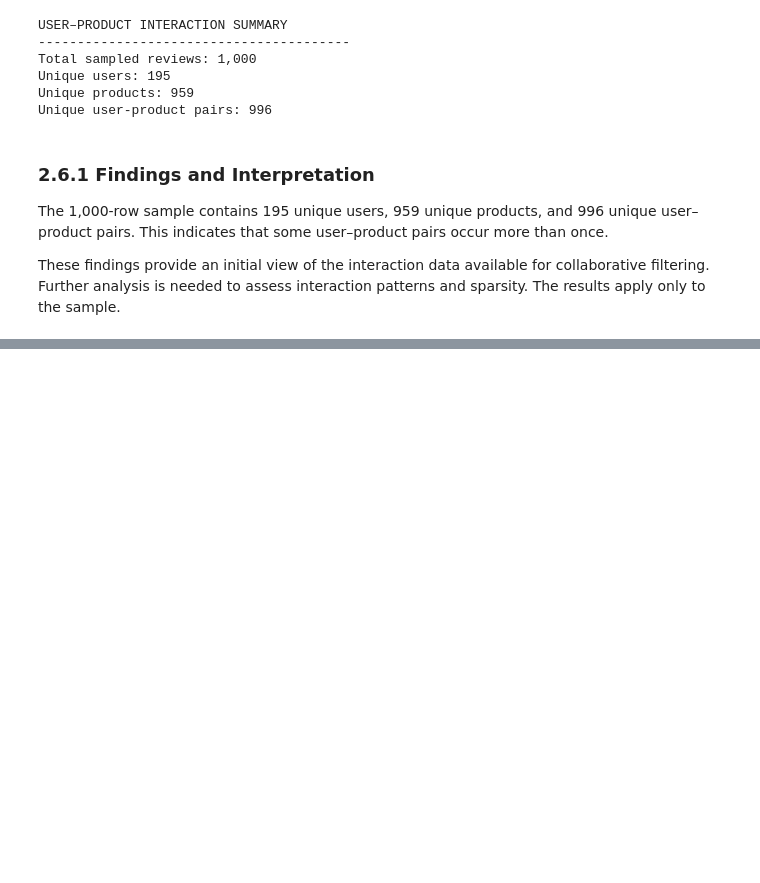
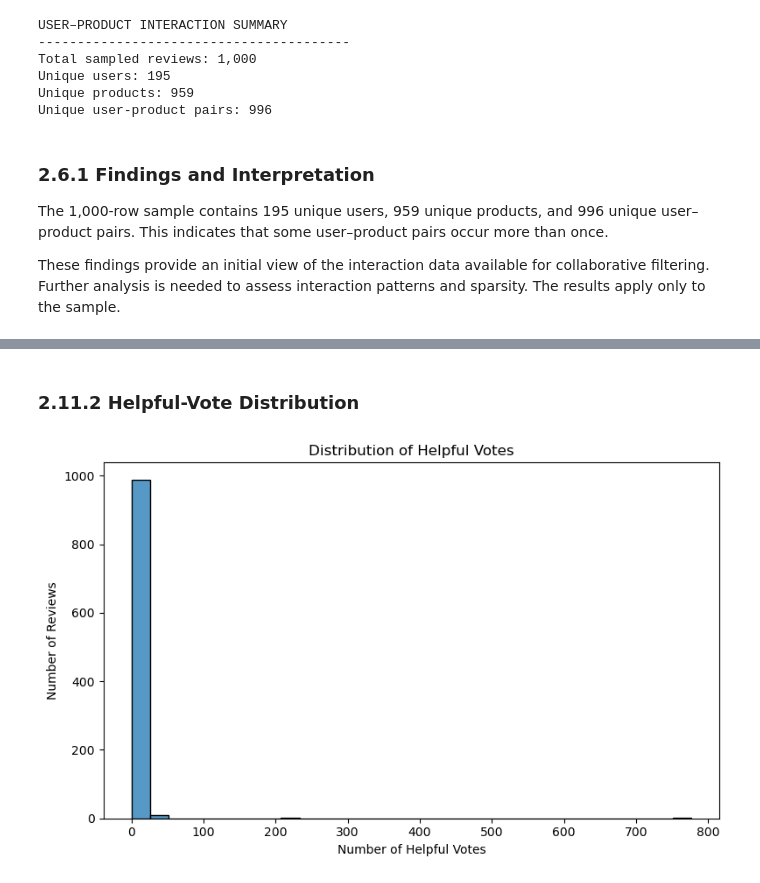
Before and after one commit to arnokboi-commits/amazon_recommendation_system, a Jupyter notebook: notebooks/phase1_ingestion.ipynb, the cells around one changed output, grey strips where cells are left out. Cells and saved outputs as stored; diff of their text form; code cells hidden in the pictures; blank space fills up the shorter version.

```diff
--- a/notebooks/phase1_ingestion.ipynb
+++ b/notebooks/phase1_ingestion.ipynb
@@ -550,0 +771,18 @@ These findings provide an initial view of the interaction data available for col
+# %% [markdown]
+### 2.11.2 Helpful-Vote Distribution
+# %%
+plt.figure(figsize=(8, 5))
+
+sns.histplot(
+    data=df,
+    x="helpful_vote",
+    bins=30
+)
+
+plt.title("Distribution of Helpful Votes")
+plt.xlabel("Number of Helpful Votes")
+plt.ylabel("Number of Reviews")
+plt.tight_layout()
+plt.show()
+# %% [output]
+[figure, added]
```
Also changed, not shown: parts of 57 cells of this notebook.
